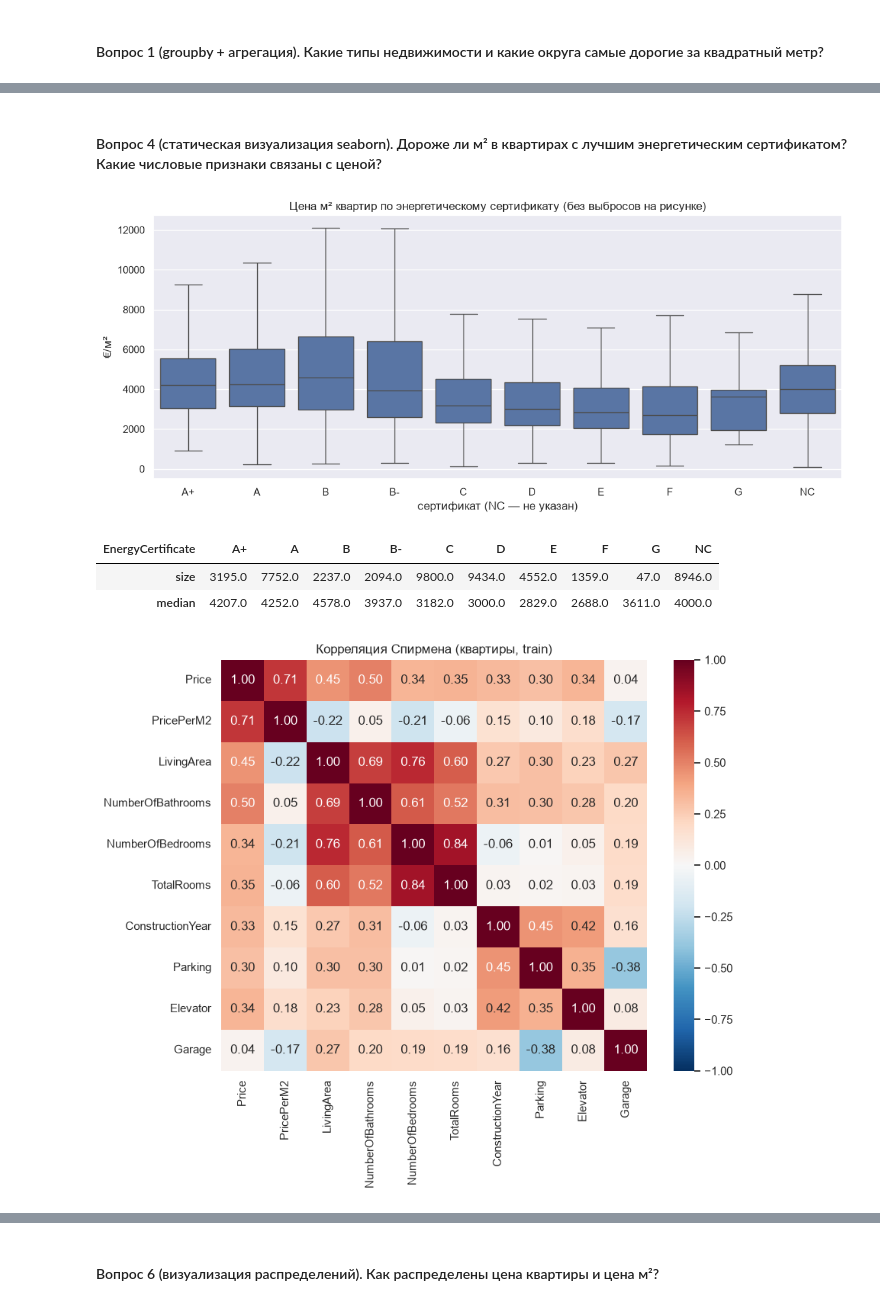
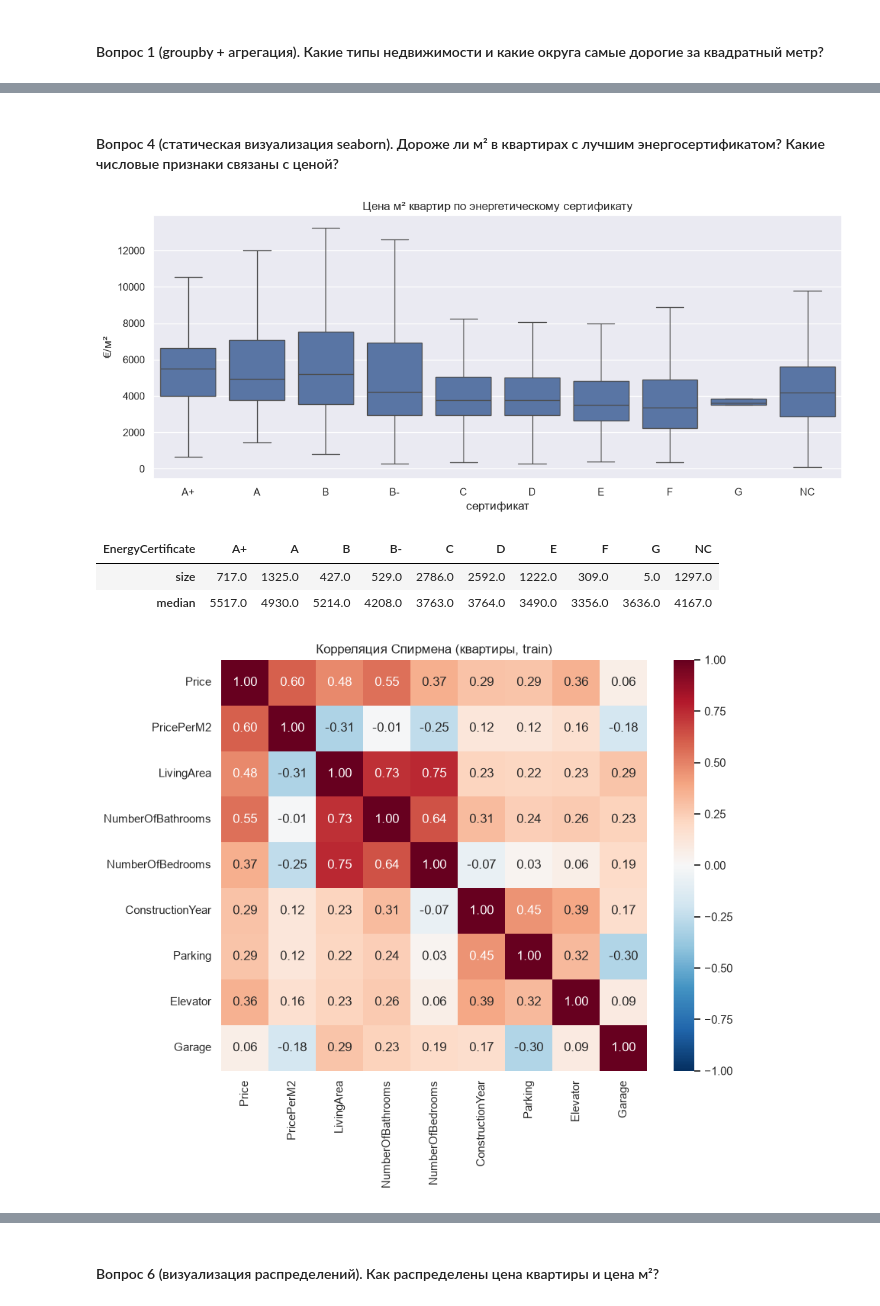
Before and after one commit to volinadtim/itmo-corp, a Jupyter notebook: study/ai-systems/lab1/Lab1_Danilov.ipynb, the cells around one changed output, grey strips where cells are left out. Drawn from its saved outputs; the diff is of its cells as text; code cells hidden in the pictures.

```diff
--- a/study/ai-systems/lab1/Lab1_Danilov.ipynb
+++ b/study/ai-systems/lab1/Lab1_Danilov.ipynb
@@ -69,5 +68,5 @@ pio.renderers.default = 'notebook_connected'
 sns.set(style='darkgrid')
 plt.rcParams['figure.figsize'] = [12, 5]
 pd.set_option('display.max_columns', 30, 'display.width', 200)
-RANDOM_STATE = 42
+RANDOM_STATE = 67
 # %% [markdown]
@@ -128,0 +140,15 @@ print(f'полных дубликатов удалено: {n_dup}, строк б
+# %%
+START = '2025-07-01'
+df = df[df['PublishDate'] >= START]
+print('объявлений с', START, ':', len(df))
+
+# столбцы, где больше 40% пропусков, удаляем целиком: заполнять их пришлось бы выдумкой
+missing = df.isna().mean().sort_values(ascending=False)
+drop_cols = missing[missing > 0.4].index.tolist()
+print('удаляем столбцы:', {c: f'{missing[c]:.0%}' for c in drop_cols})
+df = df.drop(columns=drop_cols)
+
+# в оставшихся столбцах строки с любым пропуском удаляем
+n1 = len(df)
+df = df.dropna()
+print(f'строк с пропусками удалено: {n1 - len(df)}, осталось: {len(df)}, пропусков: {df.isna().sum().sum()}')
@@ -360,27 +365,27 @@ Name: PricePerM2, dtype: float64
 # %% [markdown]
-#### Вопрос 4 (статическая визуализация seaborn). Дороже ли м² в квартирах с лучшим энергетическим сертификатом? Какие числовые признаки связаны с ценой?
+#### Вопрос 4 (статическая визуализация seaborn). Дороже ли м² в квартирах с лучшим энергосертификатом? Какие числовые признаки связаны с ценой?
 # %%
 cert_order = ['A+', 'A', 'B', 'B-', 'C', 'D', 'E', 'F', 'G', 'NC']
 fig, ax = plt.subplots(figsize=(13, 5))
 sns.boxplot(data=apt[apt['EnergyCertificate'].isin(cert_order)], x='EnergyCertificate', y='PricePerM2',
             order=cert_order, showfliers=False, ax=ax)
-ax.set(title='Цена м² квартир по энергетическому сертификату (без выбросов на рисунке)',
-       xlabel='сертификат (NC — не указан)', ylabel='€/м²')
+ax.set(title='Цена м² квартир по энергетическому сертификату',
+       xlabel='сертификат', ylabel='€/м²')
 plt.show()
 apt.groupby('EnergyCertificate')['PricePerM2'].agg(['size', 'median']).reindex(cert_order).round(0).T
 # %% [output]
-[figure, old version]
+[figure, new version]
 | EnergyCertificate | A+ | A | B | B- | C | D | E | F | G | NC |
-| size | 3195.0 | 7752.0 | 2237.0 | 2094.0 | 9800.0 | 9434.0 | 4552.0 | 1359.0 | 47.0 | 8946.0 |
-| median | 4207.0 | 4252.0 | 4578.0 | 3937.0 | 3182.0 | 3000.0 | 2829.0 | 2688.0 | 3611.0 | 4000.0 |
+| size | 717.0 | 1325.0 | 427.0 | 529.0 | 2786.0 | 2592.0 | 1222.0 | 309.0 | 5.0 | 1297.0 |
+| median | 5517.0 | 4930.0 | 5214.0 | 4208.0 | 3763.0 | 3764.0 | 3490.0 | 3356.0 | 3636.0 | 4167.0 |
 # %%
 num_cols = ['Price', 'PricePerM2', 'LivingArea', 'NumberOfBathrooms', 'NumberOfBedrooms',
-            'TotalRooms', 'ConstructionYear', 'Parking', 'Elevator', 'Garage']
+            'ConstructionYear', 'Parking', 'Elevator', 'Garage']
 corr = apt[num_cols].corr(method='spearman')
 plt.figure(figsize=(9, 7))
 sns.heatmap(corr, annot=True, fmt='.2f', cmap='RdBu_r', center=0, vmin=-1, vmax=1)
 plt.title('Корреляция Спирмена (квартиры, train)')
 plt.show()
 # %% [output]
-[figure, old version]
+[figure, new version]
 # %% [markdown]
```
Also changed, not shown: parts of 61 cells of this notebook, 13 other files.
